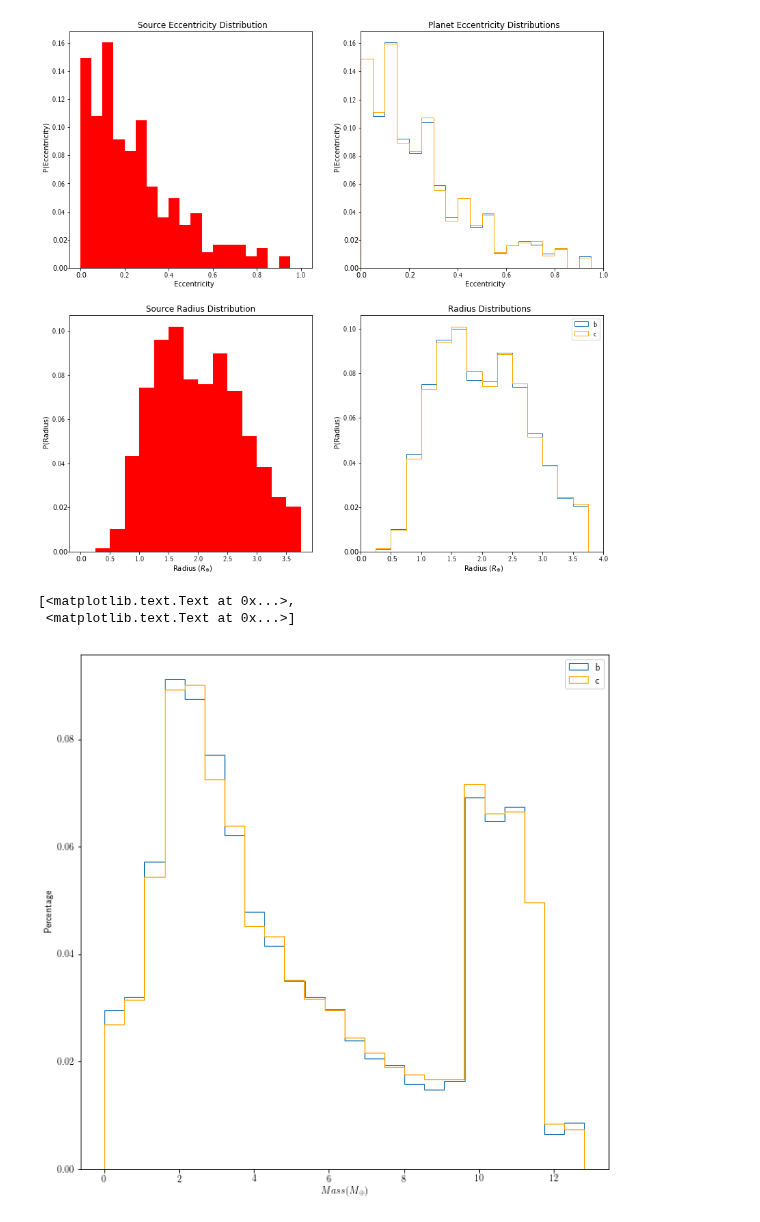
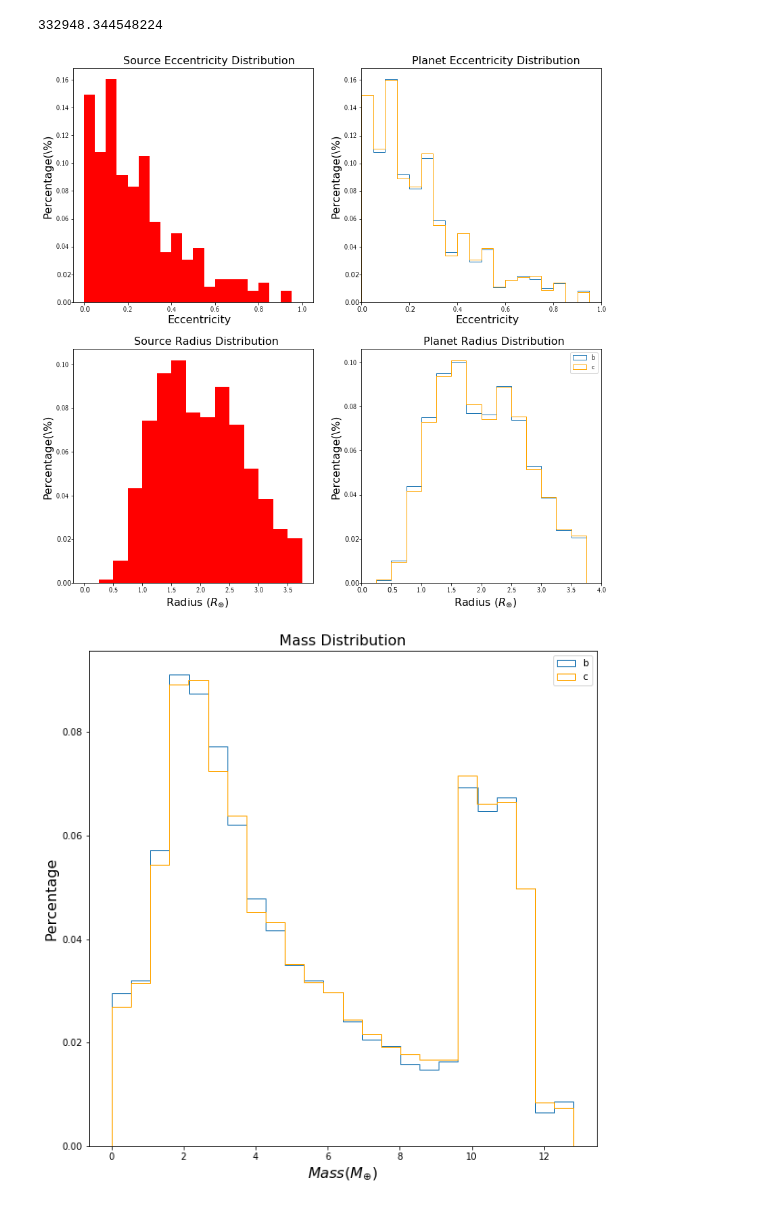
Before and after one commit to dm1681/Merging_Perts, a Jupyter notebook: Research/Merging_Perts/fig_gen.ipynb, the cells around one changed output. Saved outputs shown, nothing was run; the diff lists cells and outputs as text; code cells hidden in the pictures.

```diff
--- a/Research/Merging_Perts/fig_gen.ipynb
+++ b/Research/Merging_Perts/fig_gen.ipynb
@@ -9,6 +9,10 @@ from astropy.table import QTable
 import astropy.units as u
 import astropy.constants as const
 import math
+# %%
+(1 * u.solMass).to(u.earthMass).value
+# %% [output]
+332948.344548224
 # %%
 eqonly_dir = './final_data/runs_eq_only/'
 eqorb_dir = './final_data/runs_eqorb/'
@@ -107,32 +111,51 @@ bar = ax[0,0].bar(probecc_data['ecc']+0.025, ecc_in_bin, width=0.05,color='red',
 ecc_hist_b = ax[0,1].hist(b_ecc_list,bins=x,weights=np.zeros_like(b_ecc_list)+1./b_ecc_list.size,histtype='step', label='b')
 ecc_hist_c = ax[0,1].hist(c_ecc_list,bins=x,weights=np.zeros_like(c_ecc_list)+1./c_ecc_list.size,histtype='step',color='orange', label='c')
 ax[0,1].set(xlabel='Eccentricity', ylabel='P(Eccentricity)',title='Planet Eccentricity Distributions', xlim=(0,1))
-ax[0,0].set(title='Source Eccentricity Distribution',xlabel='Eccentricity',ylabel='P(Eccentricity)')
+#ax[0,0].set(title='Source Eccentricity Distribution',xlabel='Eccentricity',ylabel='P(Eccentricity)')
+
+ax[0,0].set_xlabel("Eccentricity",fontsize=16)
+ax[0,0].set_ylabel("Percentage(\%)",fontsize=16)
+ax[0,0].set_title("Source Eccentricity Distribution",fontsize=16)
+
+ax[0,1].set_xlabel("Eccentricity",fontsize=16)
+ax[0,1].set_ylabel("Percentage(\%)",fontsize=16)
+ax[0,1].set_title("Planet Eccentricity Distribution",fontsize=16)
+
 
 rad_dist = ax[1,0].hist(rad_data,bins=x_rad,weights=np.zeros_like(rad_data)+1./rad_data.size, color='red', label='Source')
-ax[1,0].set(title='Source Radius Distribution', xlabel='Radius ($R_{\oplus}$)', ylabel='P(Radius)')
+#ax[1,0].set(title='Source Radius Distribution', xlabel='Radius ($R_{\oplus}$)', ylabel='P(Radius)')
 y_rad = rad_dist[0].cumsum()
 rad_b_hist = ax[1,1].hist(b_rad_list,bins=x_rad,weights=np.zeros_like(b_rad_list)+1./b_rad_list.size,histtype='step', label = 'b')
 rad_c_hist = ax[1,1].hist(c_rad_list,bins=x_rad,weights=np.zeros_like(c_rad_list)+1./c_rad_list.size,histtype='step',color='orange', label='c')
 ax[1,1].set(xlabel='Radius ($R_{\oplus}$)', ylabel='P(Radius)', title='Radius Distributions', xlim=(0,4))
 ax[1,1].legend(loc=0)
 
-fig.savefig('./IC_figs/ecc_rad_dist.png');
+
+ax[1,0].set_xlabel("Radius ($R_{\oplus}$)",fontsize=16)
+ax[1,0].set_ylabel("Percentage(\%)",fontsize=16)
+ax[1,0].set_title("Source Radius Distribution",fontsize=16)
+
+ax[1,1].set_xlabel("Radius ($R_{\oplus}$)",fontsize=16)
+ax[1,1].set_ylabel("Percentage(\%)",fontsize=16)
+ax[1,1].set_title("Planet Radius Distribution",fontsize=16)
+
+fig.savefig('./figs/ecc_rad_dist.png');
 # %% [output]
-[figure, old version]
+[figure, new version]
 # %%
 # now lets plot mass
 fig,ax = plt.subplots(1,1)
 fig.set_size_inches(10,10)
 
 bins=24
 
 ax.hist(b_mass_list, bins=bins, weights=np.zeros_like(b_mass_list)+1./b_mass_list.size, histtype='step', label='b')
 ax.hist(c_mass_list, bins=bins, weights=np.zeros_like(c_mass_list)+1./c_mass_list.size, color='orange', histtype='step',label='c');
 ax.legend(loc=0)
-ax.set(xlabel="$Mass(M_{\oplus})$", ylabel="Percentage")
+ax.set_xlabel("$Mass(M_{\oplus})$", fontsize=16)
+ax.set_ylabel("Percentage",fontsize=16)
+ax.set_title("Mass Distribution", fontsize=16)
+fig.savefig('./figs/mass_dist.png')
 # %% [output]
-[<matplotlib.text.Text at 0x...>,
- <matplotlib.text.Text at 0x...>]
-[figure, old version]
+[figure, new version]
 # %%
```
Also changed, not shown: parts of 18 cells of this notebook, 9 other files.
